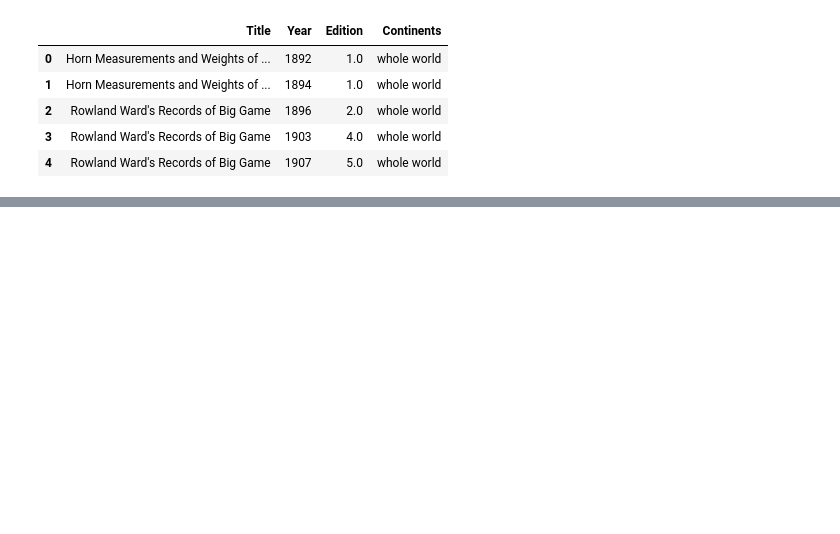
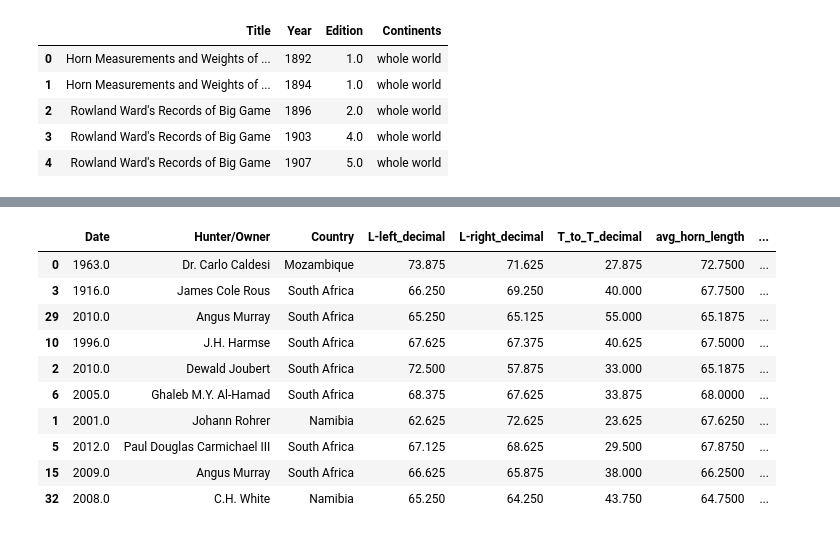
Before and after one commit to StewTaylor0/rowland_ward, a Jupyter notebook: rowlandward_analysis.ipynb, the cells around one changed output, grey strips where cells are left out. Cells and saved outputs as stored; diff of their text form; code cells hidden in the pictures; blank space fills up the shorter version.

Commit message:
Added weighted scoring system

```diff
--- a/rowlandward_analysis.ipynb
+++ b/rowlandward_analysis.ipynb
@@ -457,0 +493,55 @@ plt.show()
+# %%
+# let's determine a scoring system for each trophy
+
+df['Date'] = pd.to_numeric(df['Date'], errors='coerce')
+df['longest_horn'] = pd.to_numeric(df['longest_horn'], errors='coerce')
+df['avg_horn_length'] = pd.to_numeric(df['avg_horn_length'], errors='coerce')
+df['triangle_area'] = pd.to_numeric(df['triangle_area'], errors='coerce')
+
+# Step 1: Normalize the metrics to a 0-1 scale
+# (value - min) / (max - min)
+df['norm_longest_horn'] = (df['longest_horn'] - df['longest_horn'].min()) / (df['longest_horn'].max() - df['longest_horn'].min())
+df['norm_avg_horn_length'] = (df['avg_horn_length'] - df['avg_horn_length'].min()) / (df['avg_horn_length'].max() - df['avg_horn_length'].min())
+df['norm_triangle_area'] = (df['triangle_area'] - df['triangle_area'].min()) / (df['triangle_area'].max() - df['triangle_area'].min())
+
+# Step 2: Apply a completeness penalty
+df['completeness_factor'] = df['completness'].map({
+    'complete': 1.0,
+    'single': 0.8,  # 20% penalty
+    'no_tips': 0.9,  # 10% penalty
+    'unknown': 0.9   # Treat as no_tips
+})
+
+# Step 3: Define weights
+weights = {
+    'longest_horn': 0.30,  # 30%
+    'avg_horn_length': 0.40,  # %
+    'triangle_area': 0.30  # 30%
+}
+
+# Step 4: Calculate the composite score
+df['trophy_score'] = (
+    weights['longest_horn'] * df['norm_longest_horn'] +
+    weights['avg_horn_length'] * df['norm_avg_horn_length'] +
+    weights['triangle_area'] * df['norm_triangle_area']
+) * df['completeness_factor']
+
+# Step 5: Rank based on the composite score (higher score = better trophy)
+df['trophy_rank'] = df['trophy_score'].rank(ascending=False, method='min')
+
+# Step 6: Sort and preview the top trophies
+top_trophies = df.sort_values('trophy_rank').head(10)
+
+top_trophies
+# %% [output]
+|  | Date | Hunter/Owner | Country | L-left_decimal | L-right_decimal | T_to_T_decimal | avg_horn_length | ... |
+| 0 | 1963.0 | Dr. Carlo Caldesi | Mozambique | 73.875 | 71.625 | 27.875 | 72.7500 | ... |
+| 3 | 1916.0 | James Cole Rous | South Africa | 66.250 | 69.250 | 40.000 | 67.7500 | ... |
+| 29 | 2010.0 | Angus Murray | South Africa | 65.250 | 65.125 | 55.000 | 65.1875 | ... |
+| 10 | 1996.0 | J.H. Harmse | South Africa | 67.625 | 67.375 | 40.625 | 67.5000 | ... |
+| 2 | 2010.0 | Dewald Joubert | South Africa | 72.500 | 57.875 | 33.000 | 65.1875 | ... |
+| 6 | 2005.0 | Ghaleb M.Y. Al-Hamad | South Africa | 68.375 | 67.625 | 33.875 | 68.0000 | ... |
+| 1 | 2001.0 | Johann Rohrer | Namibia | 62.625 | 72.625 | 23.625 | 67.6250 | ... |
+| 5 | 2012.0 | Paul Douglas Carmichael III | South Africa | 67.125 | 68.625 | 29.500 | 67.8750 | ... |
+| 15 | 2009.0 | Angus Murray | South Africa | 66.625 | 65.875 | 38.000 | 66.2500 | ... |
+| 32 | 2008.0 | C.H. White | Namibia | 65.250 | 64.250 | 43.750 | 64.7500 | ... |
```
Also changed, not shown: parts of 13 cells of this notebook.
